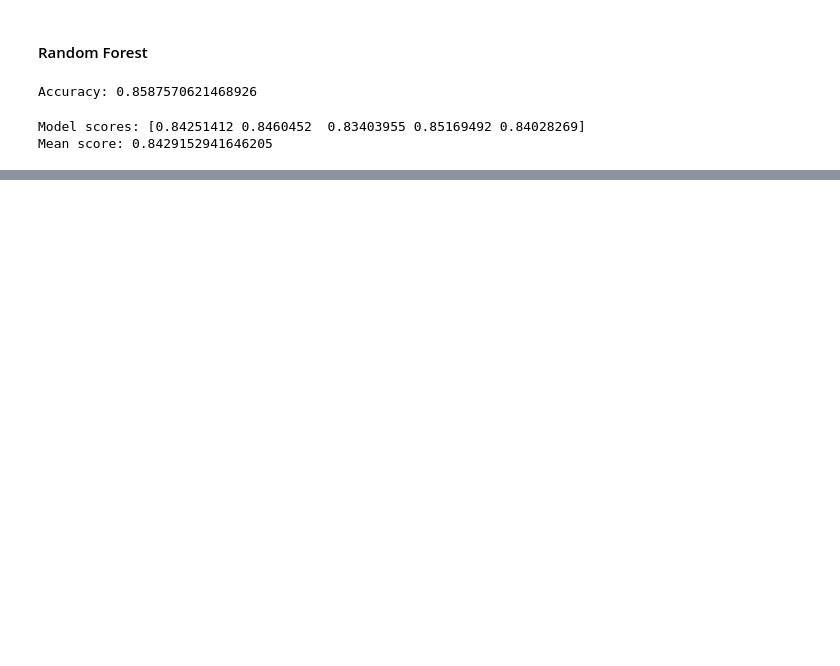
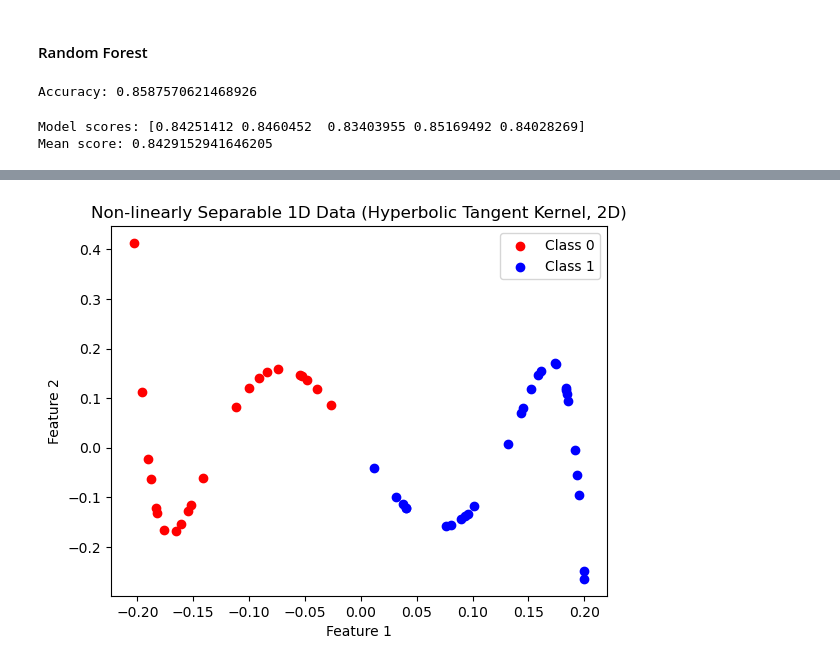
Before and after one commit to mgrana2/Logistic-and-Tree-Based-Models, a Jupyter notebook: SDatingModelComp.ipynb, the cells around one changed output, grey strips where cells are left out. Drawn from its saved outputs; the diff is of its cells as text; code cells hidden in the pictures; blank space fills up the shorter version.

```diff
--- a/SDatingModelComp.ipynb
+++ b/SDatingModelComp.ipynb
@@ -232,0 +409,23 @@ Mean score: 0.8429152941646205
+# %%
+# Compute kernel matrix
+K = hyperbolic_tangent_kernel(X, X)
+
+# Project points into 2-dimensional feature space using eigendecomposition
+eigvals, eigvecs = np.linalg.eigh(K)
+idx = eigvals.argsort()[::-1][:2]
+Z = eigvecs[:,idx]
+
+# Plot points in feature space with different colors for each class
+plt.scatter(Z[y==0, 0], Z[y==0, 1], c='red', label='Class 0')
+plt.scatter(Z[y==1, 0], Z[y==1, 1], c='blue', label='Class 1')
+
+# Add legend and labels
+plt.legend()
+plt.xlabel('Feature 1')
+plt.ylabel('Feature 2')
+plt.title('Non-linearly Separable 1D Data (Hyperbolic Tangent Kernel, 2D)')
+
+# Display plot
+plt.show()
+# %% [output]
+[figure, added]
```
Also changed, not shown: parts of 29 cells of this notebook.
